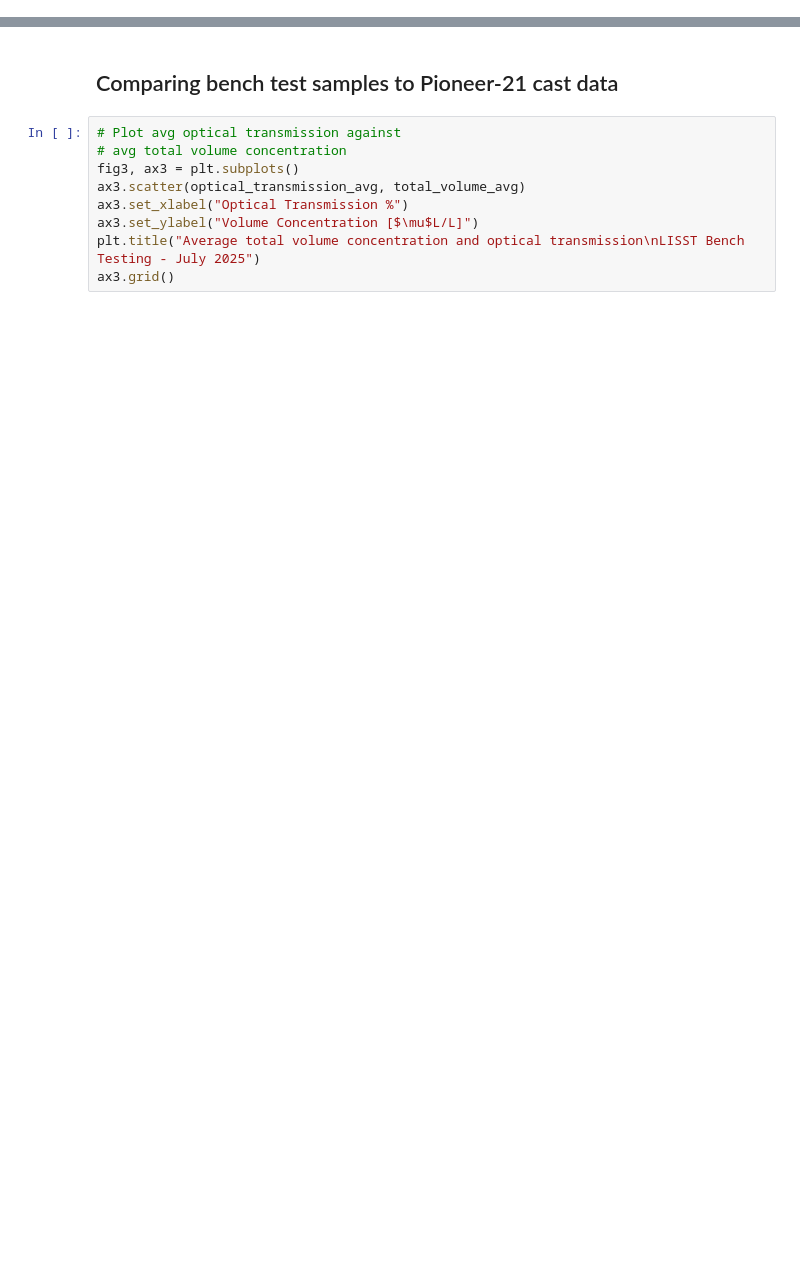
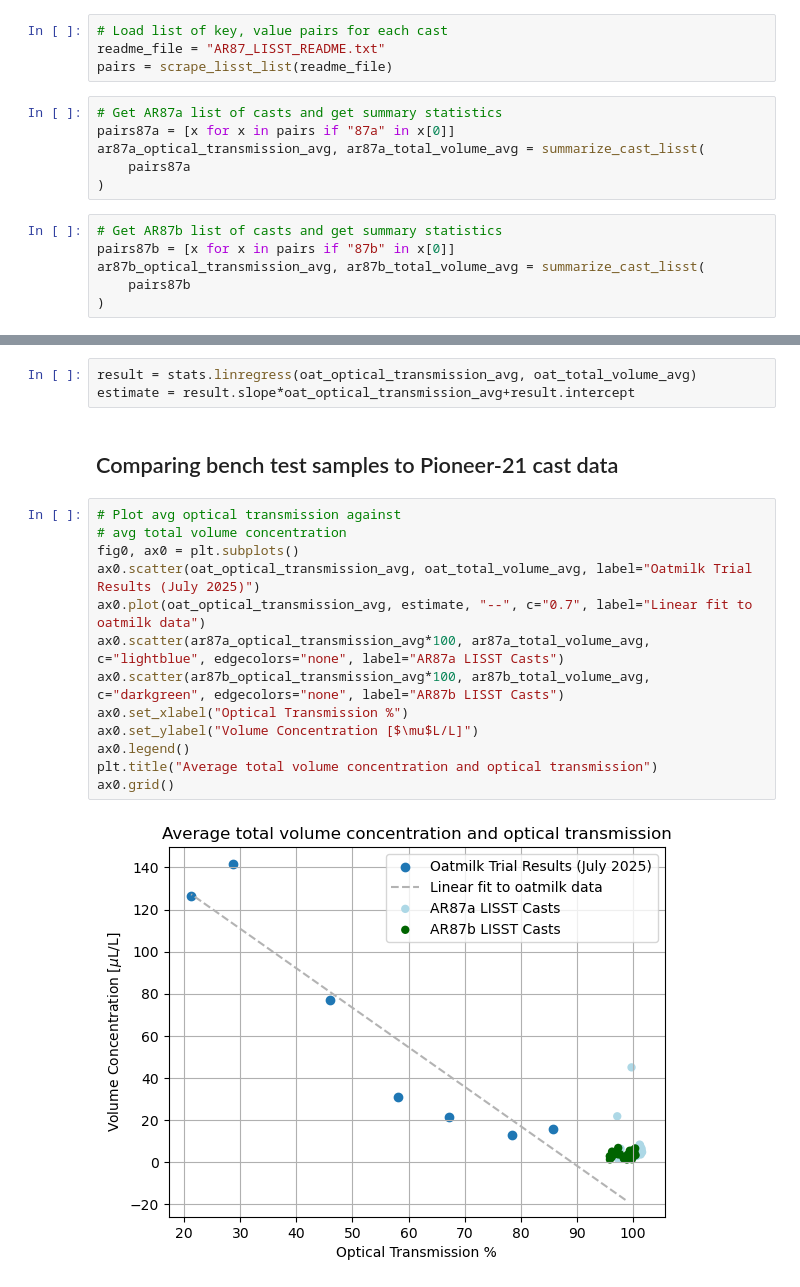
Before and after one commit to cooleyky/prtsz_deep_dive, a Jupyter notebook: 05-compare-oatmilk-to-pioneer21.ipynb, the cells around one changed output, grey strips where cells are left out. Drawn from its saved outputs; the diff is of its cells as text; blank space fills up the shorter version.

Commit message:
Create oatmilk comparison to Pioneer-21 data

```diff
--- a/05-compare-oatmilk-to-pioneer21.ipynb
+++ b/05-compare-oatmilk-to-pioneer21.ipynb
@@ -93,0 +158,16 @@ print(total_volume_avg)
+# %%
+# Load list of key, value pairs for each cast
+readme_file = "AR87_LISST_README.txt"
+pairs = scrape_lisst_list(readme_file)
+# %%
+# Get AR87a list of casts and get summary statistics
+pairs87a = [x for x in pairs if "87a" in x[0]]
+ar87a_optical_transmission_avg, ar87a_total_volume_avg = summarize_cast_lisst(
+    pairs87a
+)
+# %%
+# Get AR87b list of casts and get summary statistics
+pairs87b = [x for x in pairs if "87b" in x[0]]
+ar87b_optical_transmission_avg, ar87b_total_volume_avg = summarize_cast_lisst(
+    pairs87b
+)
@@ -94,11 +178,20 @@ print(total_volume_avg)
+# %%
+result = stats.linregress(oat_optical_transmission_avg, oat_total_volume_avg)
+estimate = result.slope*oat_optical_transmission_avg+result.intercept
 # %% [markdown]
 ## Comparing bench test samples to Pioneer-21 cast data
 # %%
 # Plot avg optical transmission against
 # avg total volume concentration
-fig3, ax3 = plt.subplots()
-ax3.scatter(optical_transmission_avg, total_volume_avg)
-ax3.set_xlabel("Optical Transmission %")
-ax3.set_ylabel("Volume Concentration [$\mu$L/L]")
-plt.title("Average total volume concentration and optical transmission\nLISST Bench Testing - July 2025")
-ax3.grid()
+fig0, ax0 = plt.subplots()
+ax0.scatter(oat_optical_transmission_avg, oat_total_volume_avg, label="Oatmilk Trial Results (July 2025)")
+ax0.plot(oat_optical_transmission_avg, estimate, "--", c="0.7", label="Linear fit to oatmilk data")
+ax0.scatter(ar87a_optical_transmission_avg*100, ar87a_total_volume_avg, c="lightblue", edgecolors="none", label="AR87a LISST Casts")
+ax0.scatter(ar87b_optical_transmission_avg*100, ar87b_total_volume_avg, c="darkgreen", edgecolors="none", label="AR87b LISST Casts")
+ax0.set_xlabel("Optical Transmission %")
+ax0.set_ylabel("Volume Concentration [$\mu$L/L]")
+ax0.legend()
+plt.title("Average total volume concentration and optical transmission")
+ax0.grid()
+# %% [output]
+[figure, added]
```
Also changed, not shown: parts of 9 cells of this notebook.
